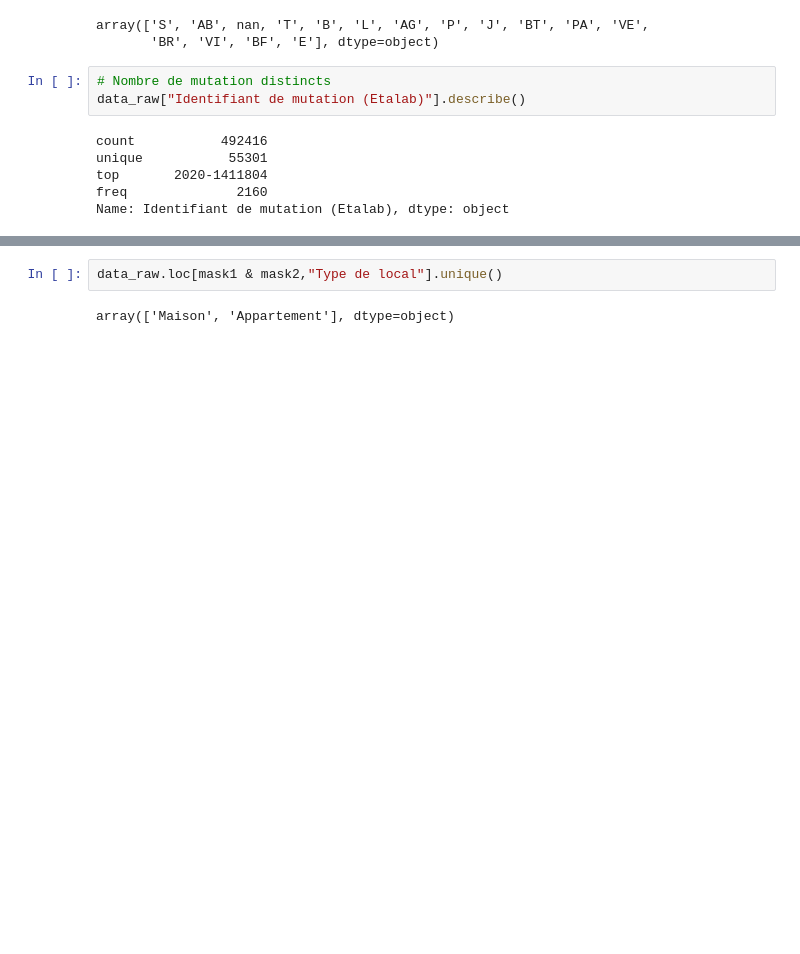
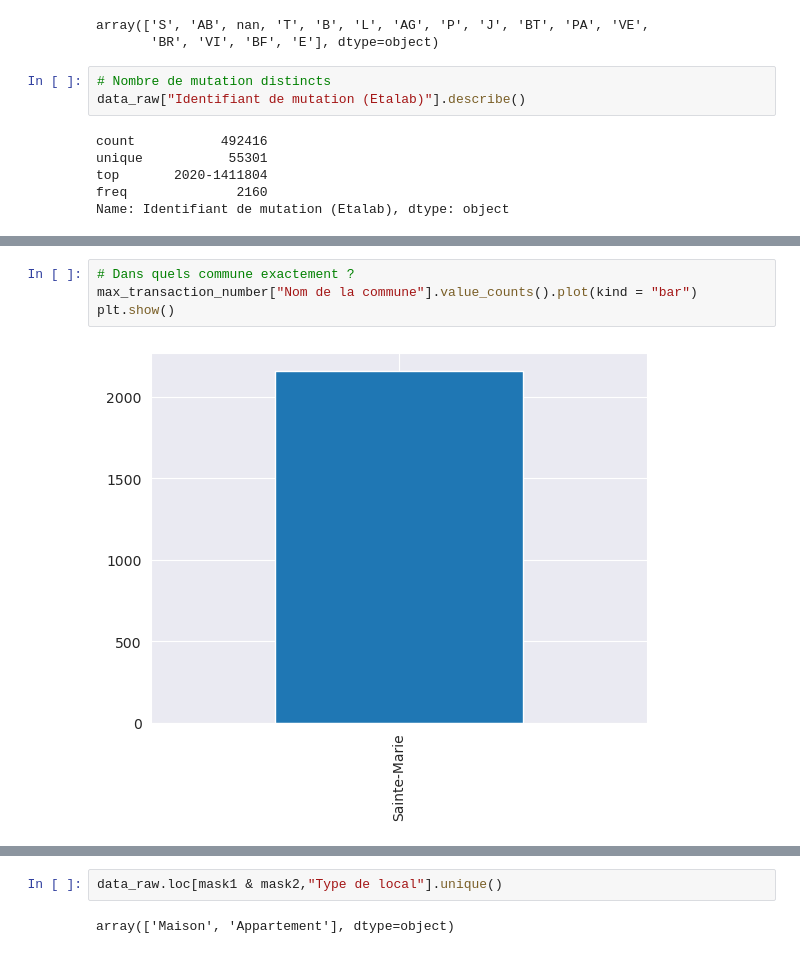
Before and after one commit to IsmaelSaid/Analyses, a Jupyter notebook: foncier/EDA.ipynb, the cells around one changed output, grey strips where cells are left out. Cells and saved outputs as stored; diff of their text form; blank space fills up the shorter version.

```diff
--- a/foncier/EDA.ipynb
+++ b/foncier/EDA.ipynb
@@ -73,0 +129,6 @@ Name: Identifiant de mutation (Etalab), dtype: object
+# %%
+# Dans quels commune exactement ?
+max_transaction_number["Nom de la commune"].value_counts().plot(kind = "bar")
+plt.show()
+# %% [output]
+[figure, added]
```
Also changed, not shown: parts of 10 cells of this notebook.
